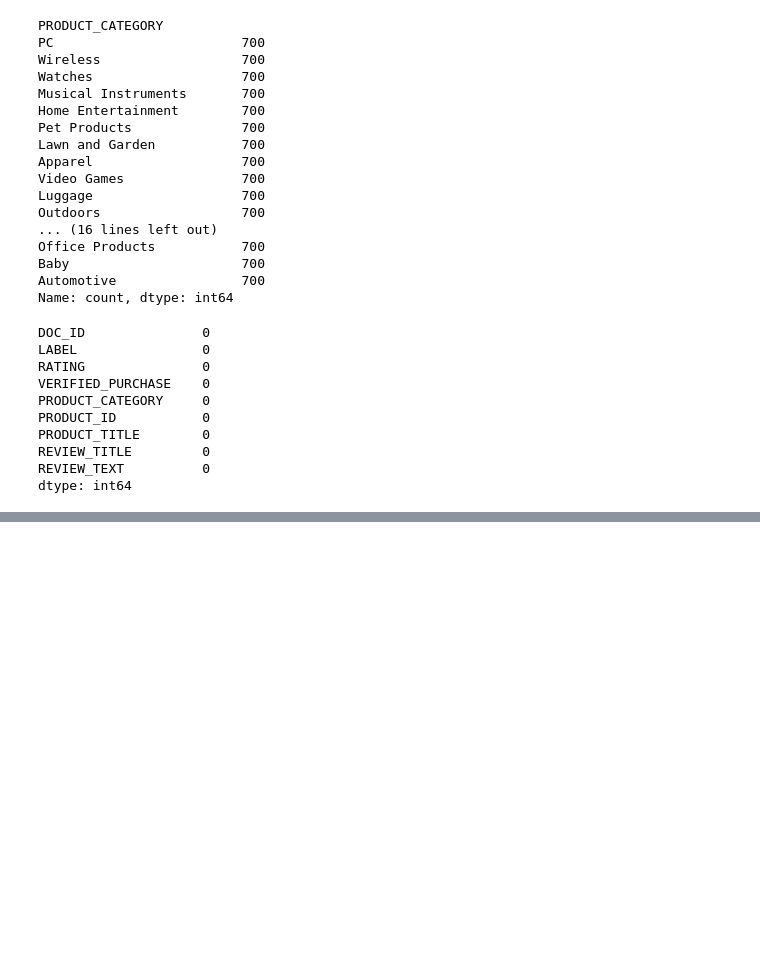
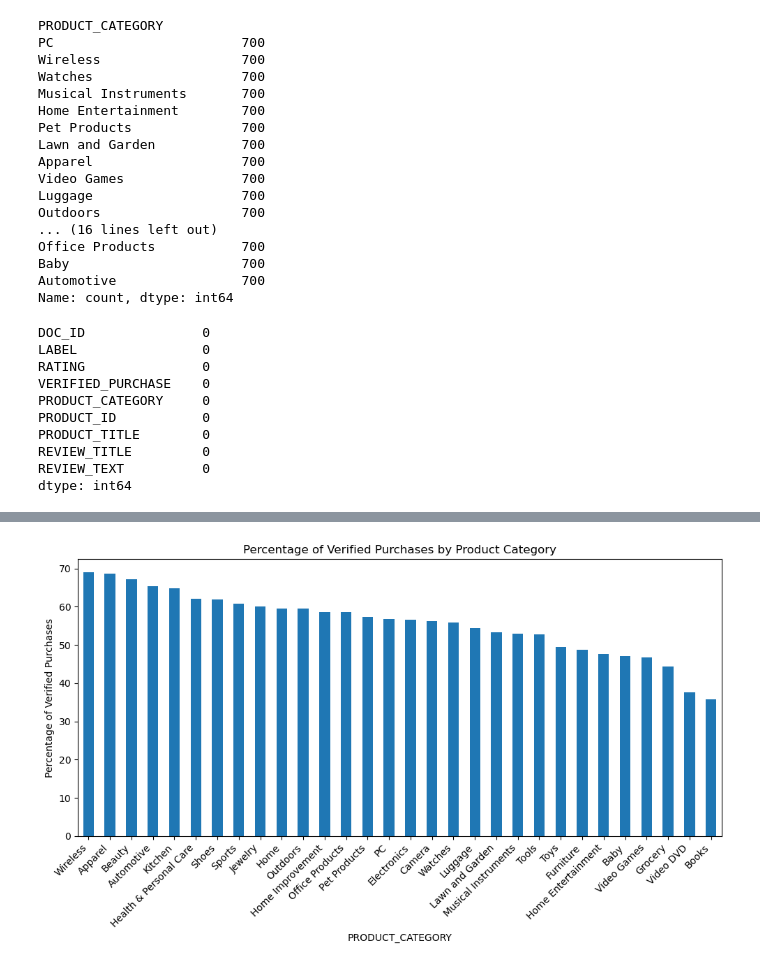
Before and after one commit to Gianma23/amazon_fake_reviews_detection, a Jupyter notebook: data_exploration.ipynb, the cells around one changed output, grey strips where cells are left out. Drawn from its saved outputs; the diff is of its cells as text; code cells hidden in the pictures; blank space fills up the shorter version.

```diff
--- a/data_exploration.ipynb
+++ b/data_exploration.ipynb
@@ -65,0 +66,15 @@ plt.show()
+# %%
+total_products_per_category = df.groupby('PRODUCT_CATEGORY')['PRODUCT_ID'].count()
+verified_purchase_per_category = df[df['VERIFIED_PURCHASE'] == 'Y'].groupby('PRODUCT_CATEGORY')['VERIFIED_PURCHASE'].count()
+
+percentage_verified_purchase = (verified_purchase_per_category / total_products_per_category) * 100
+percentage_verified_purchase = percentage_verified_purchase.sort_values(ascending=False)
+
+percentage_verified_purchase.plot(kind='bar', figsize=(10,6))
+plt.ylabel('Percentage of Verified Purchases')
+plt.title('Percentage of Verified Purchases by Product Category')
+plt.xticks(rotation=45, ha='right')  # Rotate x labels if needed for better readability
+plt.tight_layout()
+plt.show()
+# %% [output]
+[figure, added]
```
Also changed, not shown: parts of 8 cells of this notebook, 6 other files.
